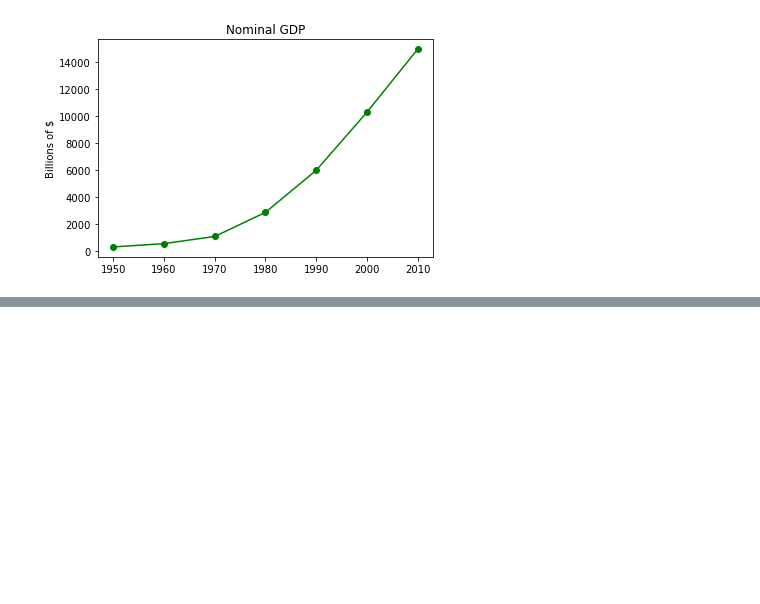
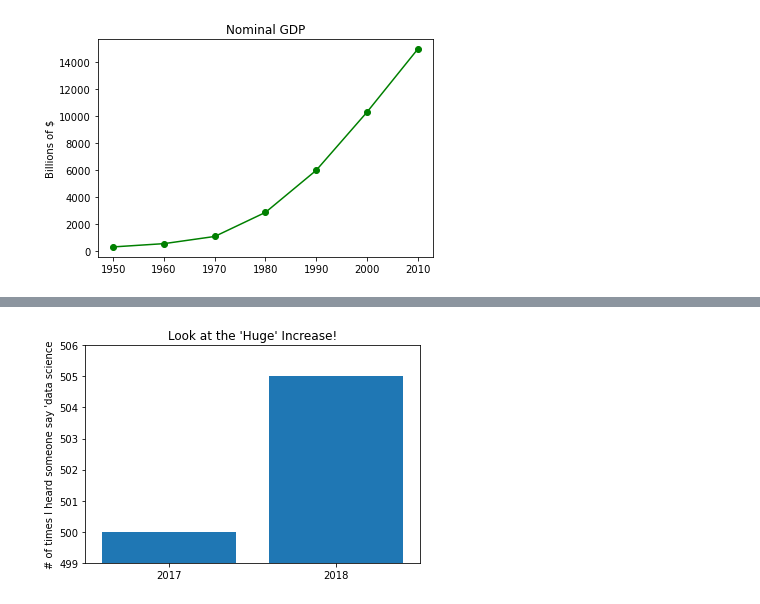
Before and after one commit to nasjp/datascience, a Jupyter notebook: graph.ipynb, the cells around one changed output, grey strips where cells are left out. Cells and saved outputs as stored; diff of their text form; code cells hidden in the pictures; blank space fills up the shorter version.

```diff
--- a/graph.ipynb
+++ b/graph.ipynb
@@ -21,0 +61,16 @@ Text(0, 0.5, 'Billions of $')
+# %%
+mentions = [500, 505]
+years = [2017, 2018]
+# %%
+plt.bar(years, mentions, 0.8)
+plt.xticks(years)
+plt.ylabel("# of times I heard someone say 'data science")
+
+plt.ticklabel_format(useOffset=False)
+
+# Y軸の500以上の部分だけを表示すると誤った印象を与える
+plt.axis([2016.5, 2018.5, 499, 506])
+plt.title("Look at the 'Huge' Increase!")
+plt.show()
+# %% [output]
+[figure, added]
```
Also changed, not shown: parts of 26 cells of this notebook.
